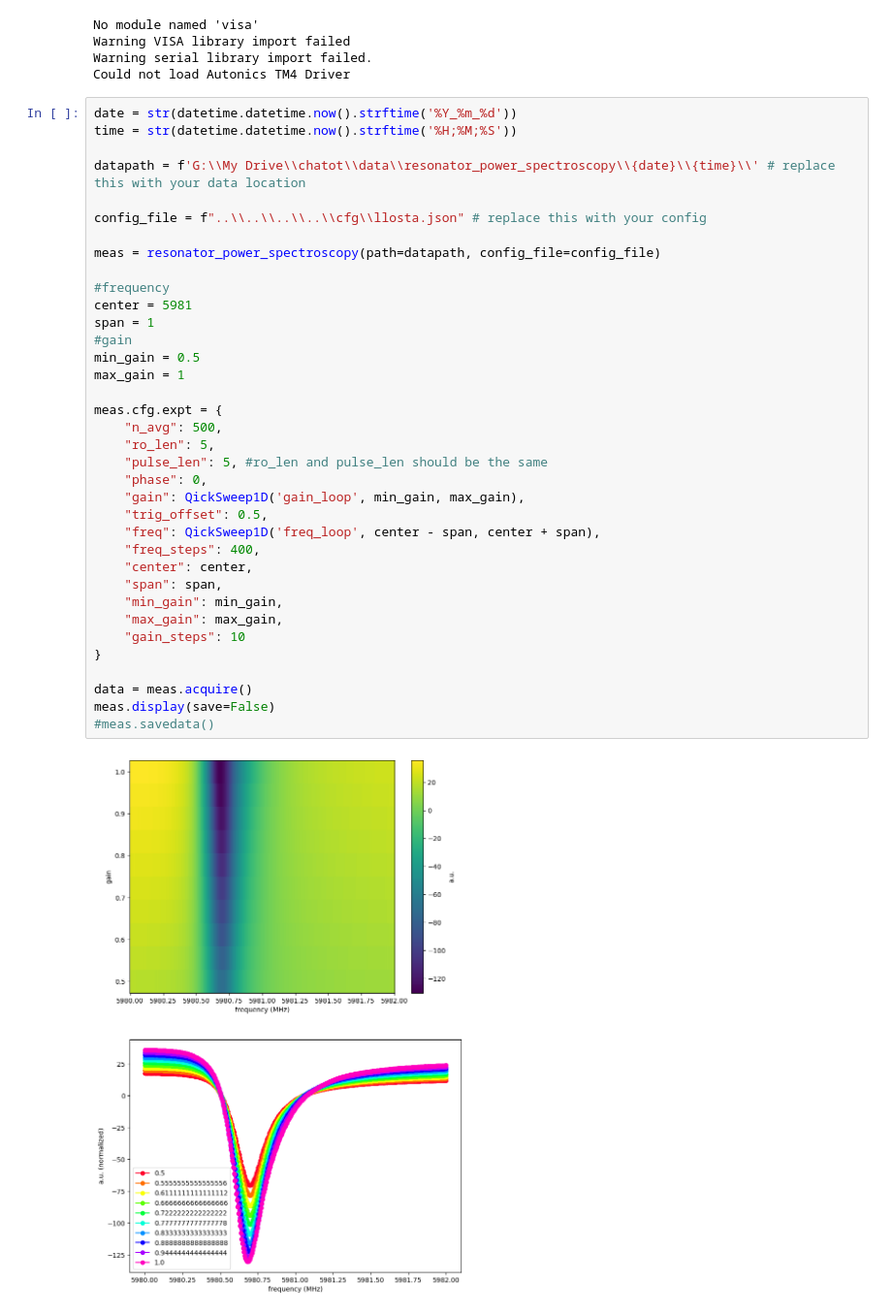
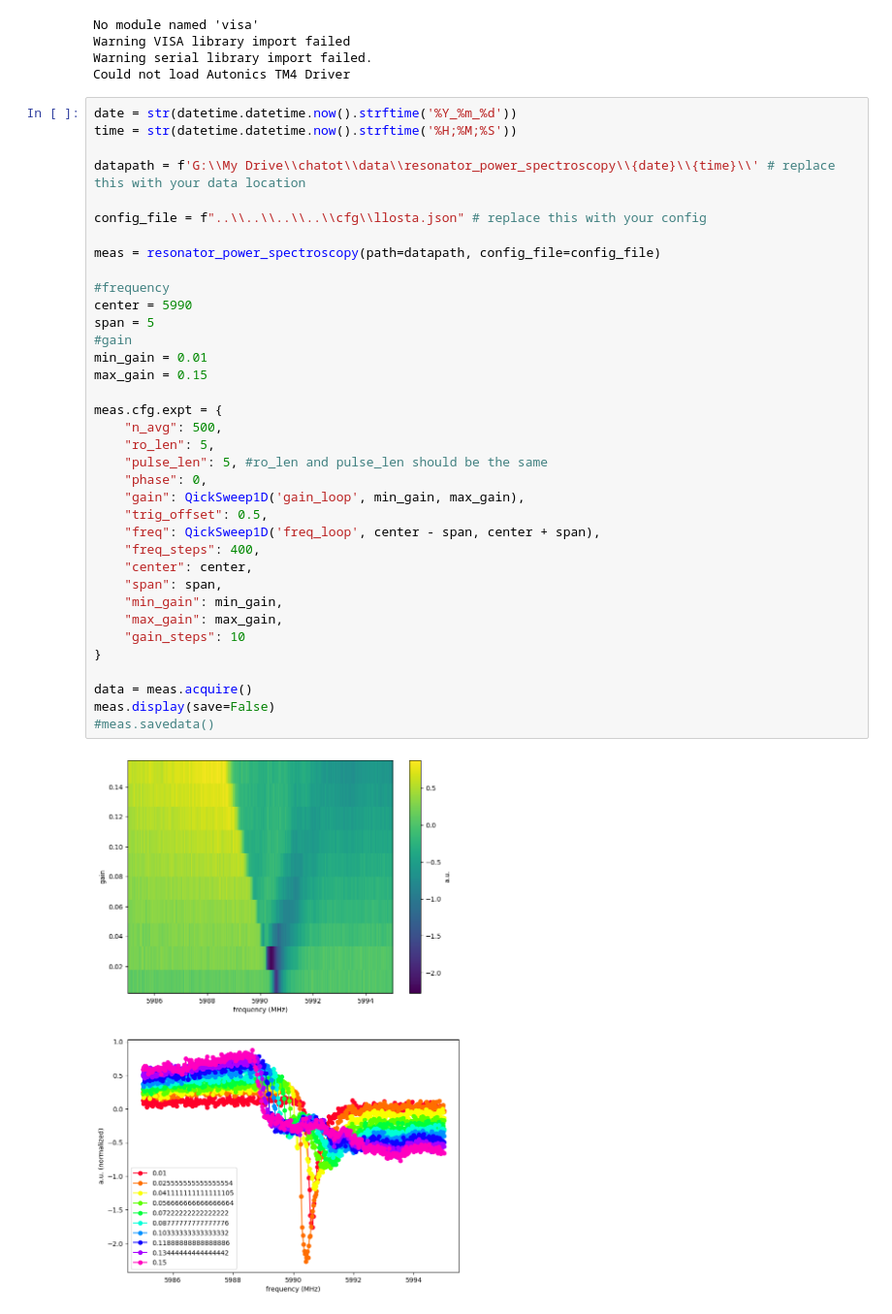
Before and after one commit to SchusterLab/ChaToT, a Jupyter notebook: Experiments/resonator_power_spectroscopy.ipynb, the cells around one changed output. Shown at 97% size. Drawn from its saved outputs; the diff is of its cells as text.

```diff
--- a/Experiments/resonator_power_spectroscopy.ipynb
+++ b/Experiments/resonator_power_spectroscopy.ipynb
@@ -15,35 +15,35 @@ time = str(datetime.datetime.now().strftime('%H;%M;%S'))
 
 datapath = f'G:\\My Drive\\chatot\\data\\resonator_power_spectroscopy\\{date}\\{time}\\' # replace this with your data location
 
 config_file = f"..\\..\\..\\..\\cfg\\llosta.json" # replace this with your config
 
 meas = resonator_power_spectroscopy(path=datapath, config_file=config_file)
 
 #frequency
-center = 5981
-span = 1
+center = 5990
+span = 5
 #gain
-min_gain = 0.5
-max_gain = 1
+min_gain = 0.01
+max_gain = 0.15
 
 meas.cfg.expt = {
     "n_avg": 500,
     "ro_len": 5,
     "pulse_len": 5, #ro_len and pulse_len should be the same
     "phase": 0,
     "gain": QickSweep1D('gain_loop', min_gain, max_gain),
     "trig_offset": 0.5,
     "freq": QickSweep1D('freq_loop', center - span, center + span),
     "freq_steps": 400,
     "center": center,
     "span": span,
     "min_gain": min_gain,
     "max_gain": max_gain,
     "gain_steps": 10
 }
 
 data = meas.acquire()
 meas.display(save=False)
 #meas.savedata()
 # %% [output]
-[figure, old version]
+[figure, new version]
```
Also changed, not shown: 9 other files.
